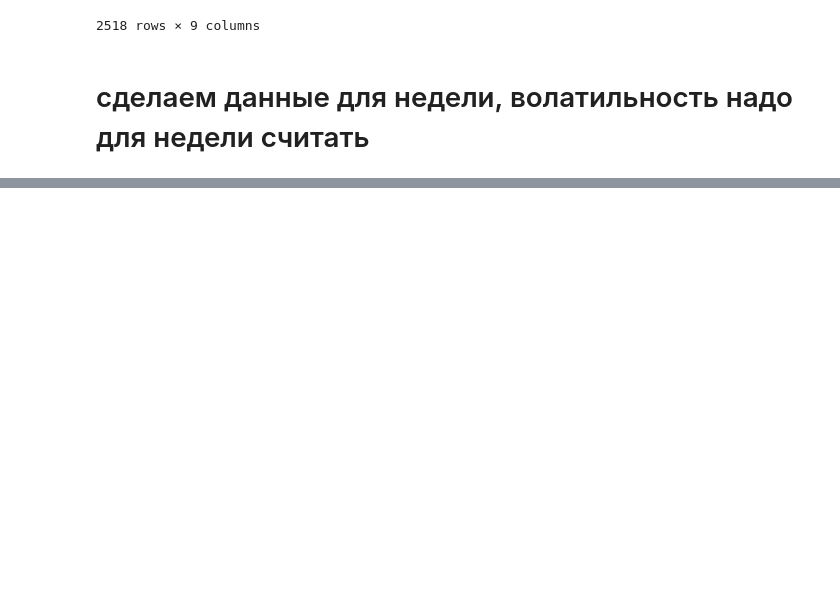
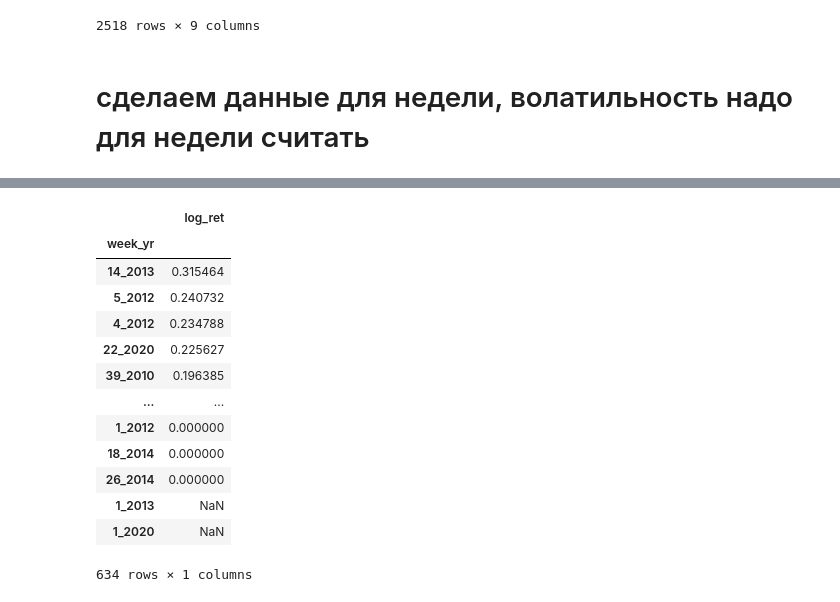
Before and after one commit to damnpav/news_analysis, a Jupyter notebook: _1_quotes.ipynb, the cells around one changed output, grey strips where cells are left out. Drawn from its saved outputs; the diff is of its cells as text; code cells hidden in the pictures; blank space fills up the shorter version.

Commit message:
weekly volatility

```diff
--- a/_1_quotes.ipynb
+++ b/_1_quotes.ipynb
@@ -381,0 +364,9 @@ for key_val in selected_quotes.keys():
+# %%
+week_vol_dict = {}
+for file in tqdm(files_list):
+    current_df = pd.read_excel(file)
+    current_df['week'] = current_df['Date'].dt.isocalendar().week
+    current_df['yr'] = current_df['Date'].dt.year
+    current_df['week_yr'] = current_df['week'].astype(str) + '_' + current_df['yr'].astype(str)
+    week_vol_df = current_df[['week_yr', 'log_ret']].groupby('week_yr').agg({'log_ret': 'std'})  # count weekly volatility
+    week_vol_dict[file.replace('data/', '').replace('.xlsx', '')] = week_vol_df
@@ -382 +377,18 @@ for key_val in selected_quotes.keys():
+# %%
+week_vol_dict['RZSB'].sort_values(by='log_ret', ascending=False)  # думаю здесь тоже надо чистить outliers
+# %% [output]
+|  | log_ret |
+| week_yr |  |
+| 14_2013 | 0.315464 |
+| 5_2012 | 0.240732 |
+| 4_2012 | 0.234788 |
+| 22_2020 | 0.225627 |
+| 39_2010 | 0.196385 |
+| ... | ... |
+| 1_2012 | 0.000000 |
+| 18_2014 | 0.000000 |
+| 26_2014 | 0.000000 |
+| 1_2013 | NaN |
+| 1_2020 | NaN |
+634 rows × 1 columns
 # %%
```
Also changed, not shown: parts of 22 cells of this notebook, 1 other file.
